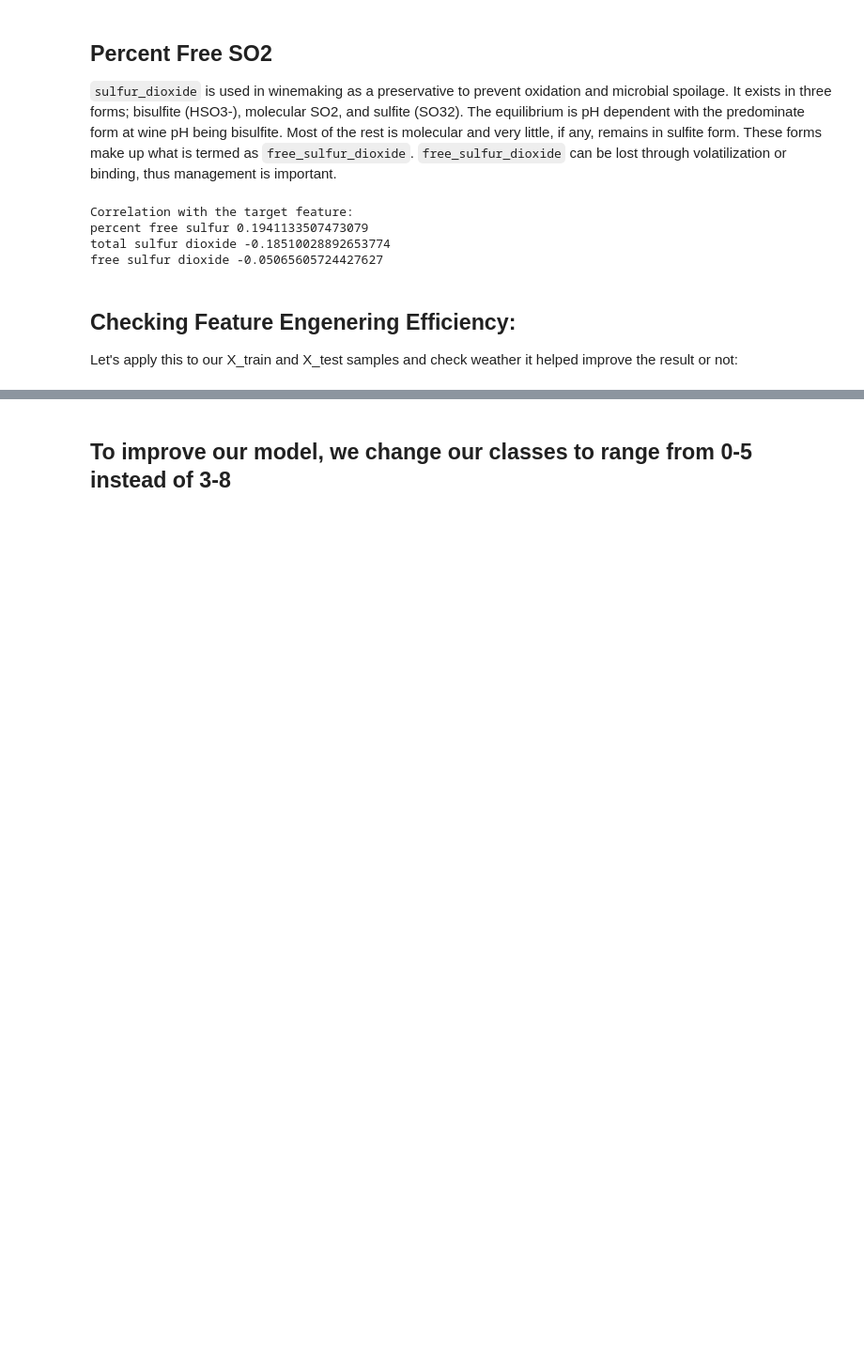
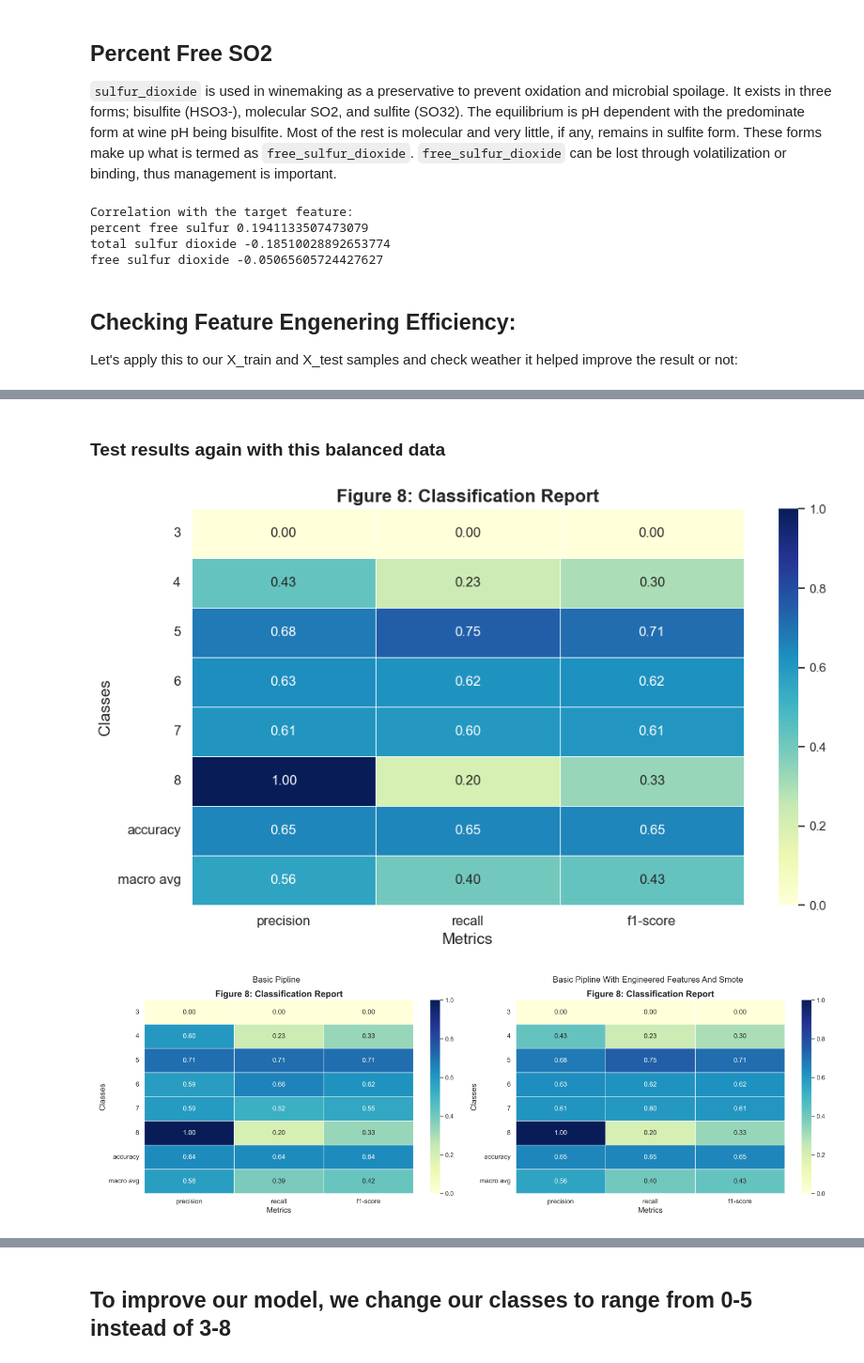
Before and after one commit to airbagdeer/tabular-ds-project, a Jupyter notebook: EX2.ipynb, the cells around one changed output, grey strips where cells are left out. Shown at 94% size. Drawn from its saved outputs; the diff is of its cells as text; code cells hidden in the pictures; blank space fills up the shorter version.

```diff
--- a/EX2.ipynb
+++ b/EX2.ipynb
@@ -257,0 +297,12 @@ retest_results(X, y, basic_model)
+# %% [markdown]
+### Test results again with this balanced data
+# %%
+y_pred= get_predications(basic_model, X_train_samples=X_smote, y_train_classes=y_smote, X_test_samples=X_test)
+calculate_scores(y_test, y_pred_fe, image_name='basic-pipline-with-feature-engineering-and-smote-results')
+compare_scores(path_result_1='./images/basic-pipline-results.png',
+               path_result_2='./images/basic-pipline-with-feature-engineering-and-smote-results.png',
+                headline_1='Basic Pipline',
+                headline_2='Basic Pipline With Engineered Features And Smote')
+# %% [output]
+[figure, added]
+[figure, added]
```
Also changed, not shown: parts of 40 cells of this notebook, 8 other files.
